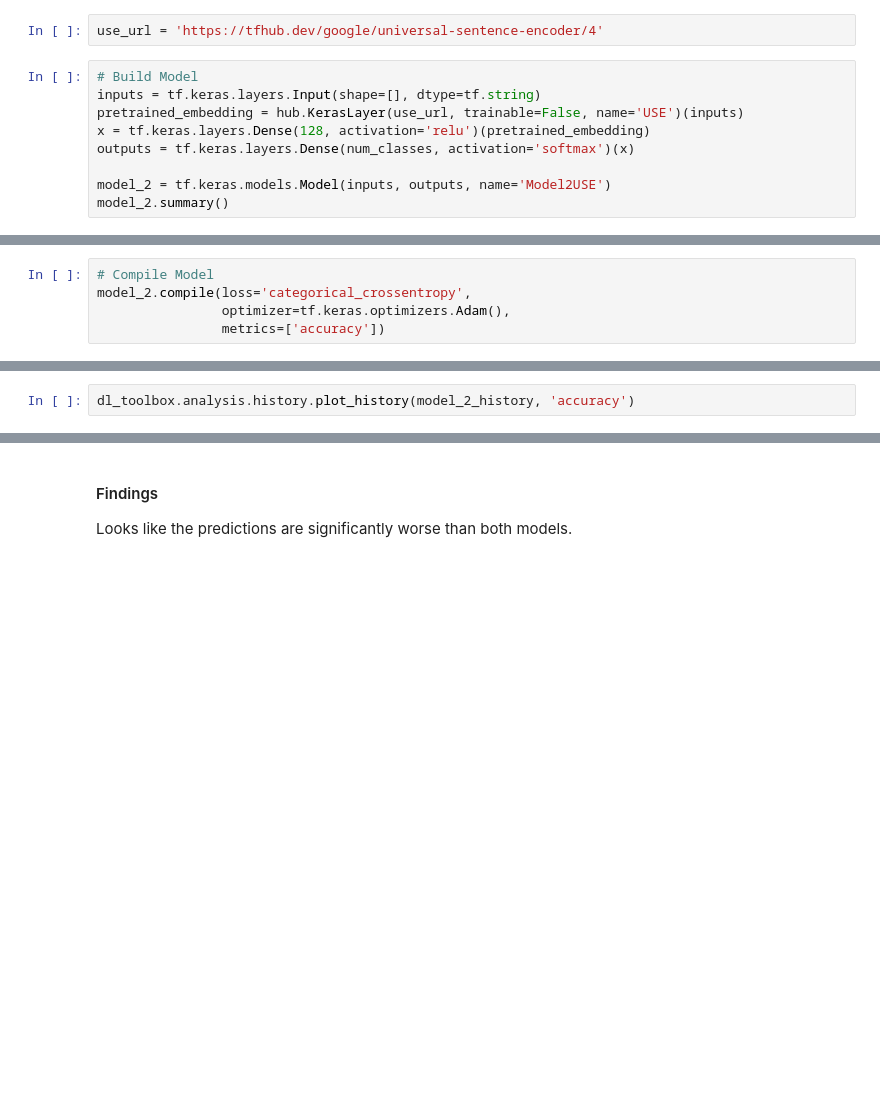
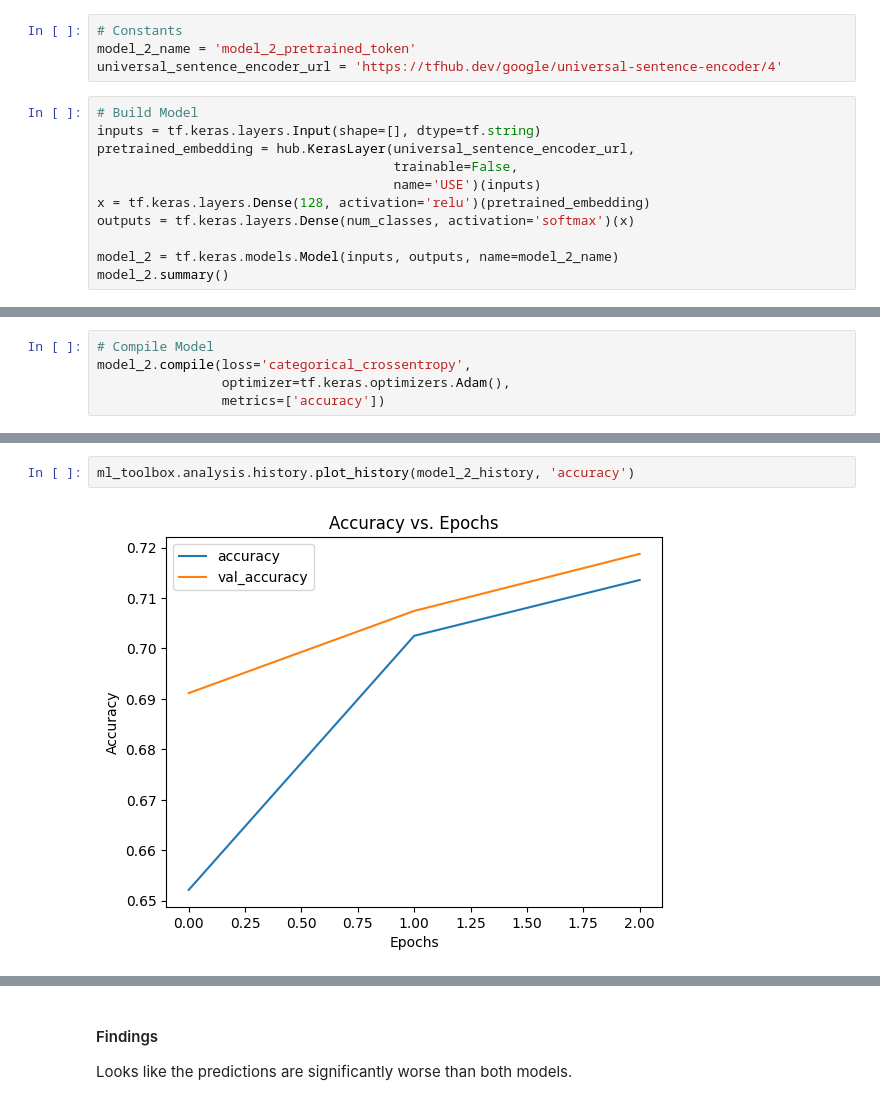
Before and after one commit to bkubick/deep-learning-development, a Jupyter notebook: projects/skim_lit/notebooks/skim_lit.ipynb, the cells around one changed output, grey strips where cells are left out. Cells and saved outputs as stored; diff of their text form; blank space fills up the shorter version.

```diff
--- a/projects/skim_lit/notebooks/skim_lit.ipynb
+++ b/projects/skim_lit/notebooks/skim_lit.ipynb
@@ -491,13 +847,17 @@ This model will use Transfer Learning with the `Universal Sentence Encoder` pret
 
 * https://tfhub.dev/google/collections/universal-sentence-encoder/1
 # %%
-use_url = 'https://tfhub.dev/google/universal-sentence-encoder/4'
+# Constants
+model_2_name = 'model_2_pretrained_token'
+universal_sentence_encoder_url = 'https://tfhub.dev/google/universal-sentence-encoder/4'
 # %%
 # Build Model
 inputs = tf.keras.layers.Input(shape=[], dtype=tf.string)
-pretrained_embedding = hub.KerasLayer(use_url, trainable=False, name='USE')(inputs)
+pretrained_embedding = hub.KerasLayer(universal_sentence_encoder_url,
+                                      trainable=False,
+                                      name='USE')(inputs)
 x = tf.keras.layers.Dense(128, activation='relu')(pretrained_embedding)
 outputs = tf.keras.layers.Dense(num_classes, activation='softmax')(x)
 
-model_2 = tf.keras.models.Model(inputs, outputs, name='Model2USE')
+model_2 = tf.keras.models.Model(inputs, outputs, name=model_2_name)
 model_2.summary()
@@ -517,5 +902,7 @@ model_2_history = model_2.fit(train_dataset,
 # %%
-dl_toolbox.analysis.history.plot_history(model_2_history, 'accuracy')
+ml_toolbox.analysis.history.plot_history(model_2_history, 'accuracy')
+# %% [output]
+[figure, added]
 # %%
 model_2_pred_probs = model_2.predict(val_dataset)
 model_2_pred_probs
```
Also changed, not shown: parts of 105 cells of this notebook.
